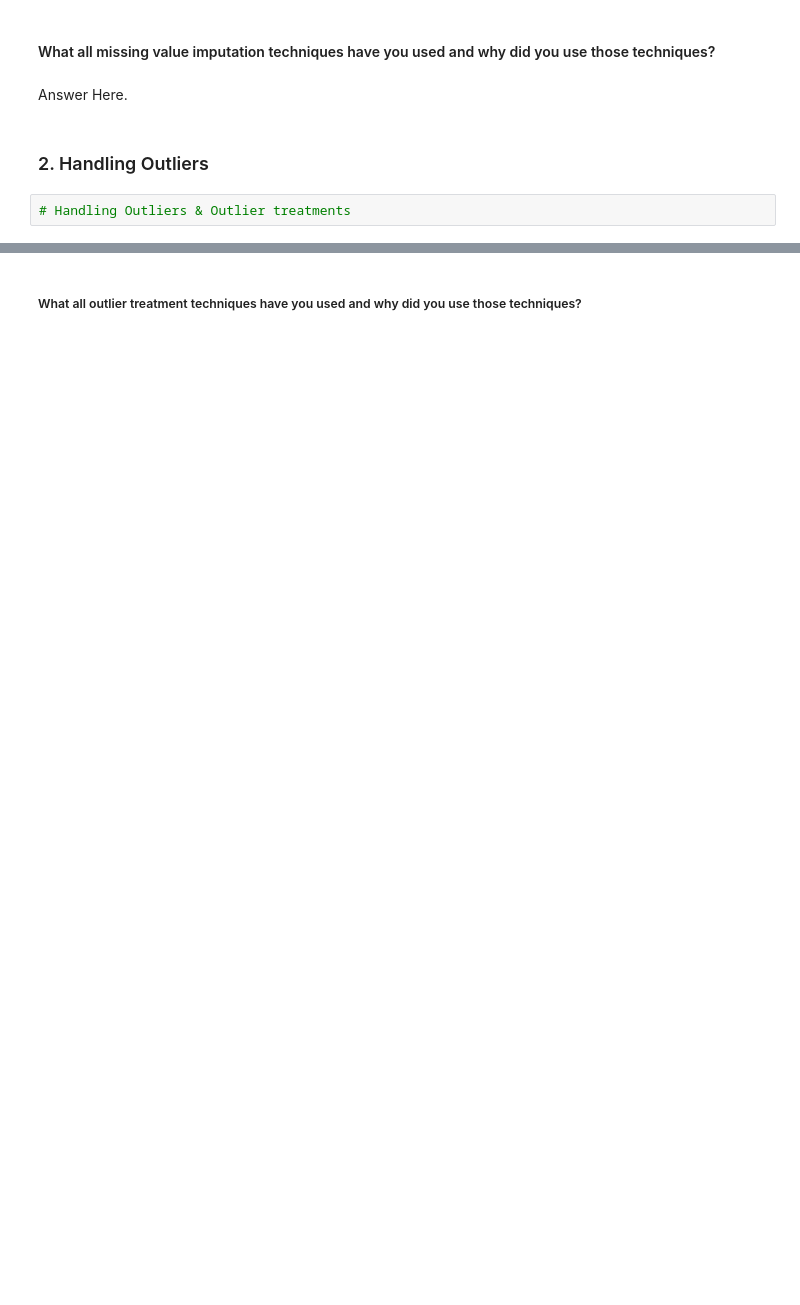
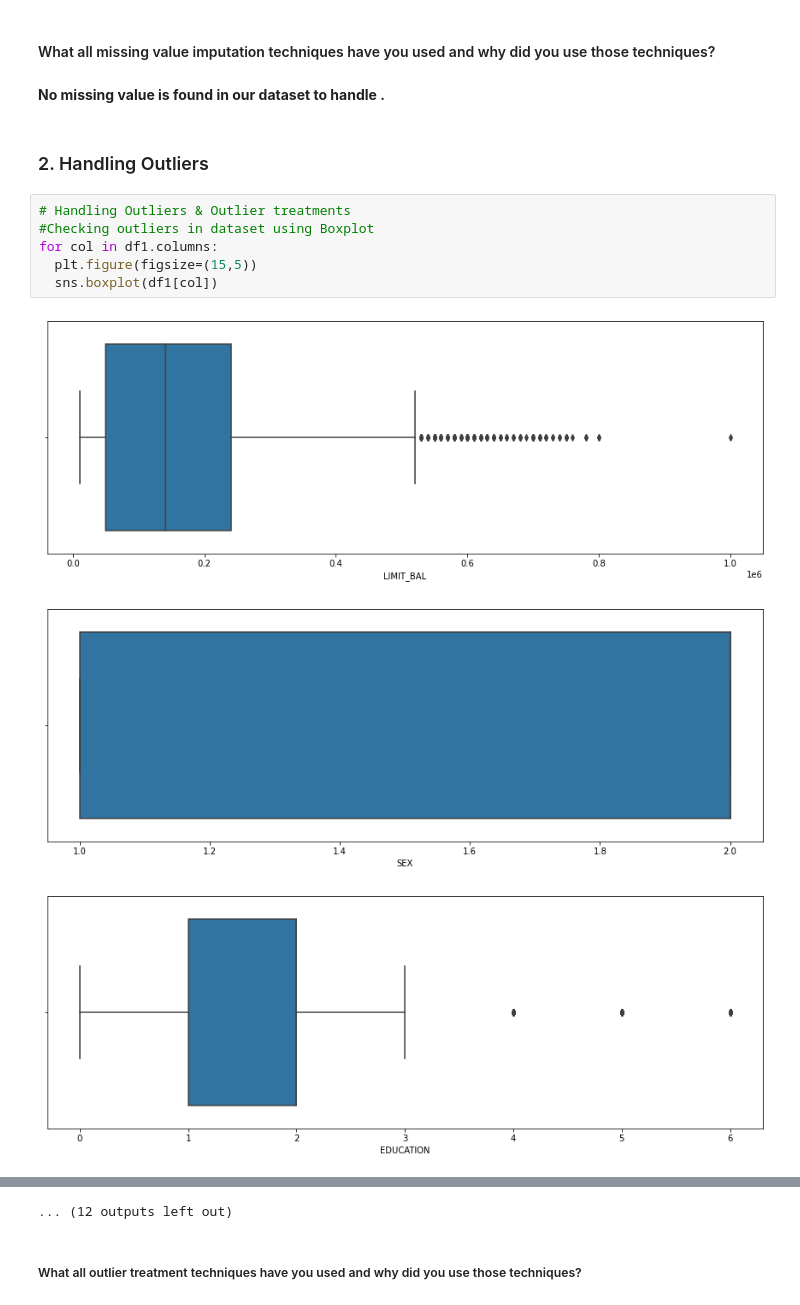
Before and after one commit to oweskhan77/Credit-Card-Default-Prediction, a Jupyter notebook: Credit_Card_Default_Prediction_ML_Submission_Template.ipynb, the cells around one changed output, grey strips where cells are left out. Cells and saved outputs as stored; diff of their text form; blank space fills up the shorter version.

```diff
--- a/Credit_Card_Default_Prediction_ML_Submission_Template.ipynb
+++ b/Credit_Card_Default_Prediction_ML_Submission_Template.ipynb
@@ -918,8 +937,16 @@ Hence proved defaulter also depends on EDUCATION.
 # %% [markdown]
 #### What all missing value imputation techniques have you used and why did you use those techniques?
-# %% [markdown]
-Answer Here.
+# %% [markdown]
+**No missing value is found in our dataset to handle .**
 # %% [markdown]
 ### 2. Handling Outliers
-# %%
-# Handling Outliers & Outlier treatments
+# %%
+# Handling Outliers & Outlier treatments
+#Checking outliers in dataset using Boxplot
+for col in df1.columns:
+  plt.figure(figsize=(15,5))
+  sns.boxplot(df1[col])
+# %% [output]
+[figure, added]
+[figure, added]
+[figure, added]
@@ -926,2 +962,3 @@ Answer Here.
+... (12 outputs left out)
 # %% [markdown]
 ##### What all outlier treatment techniques have you used and why did you use those techniques?
```
Also changed, not shown: parts of 92 cells of this notebook.
